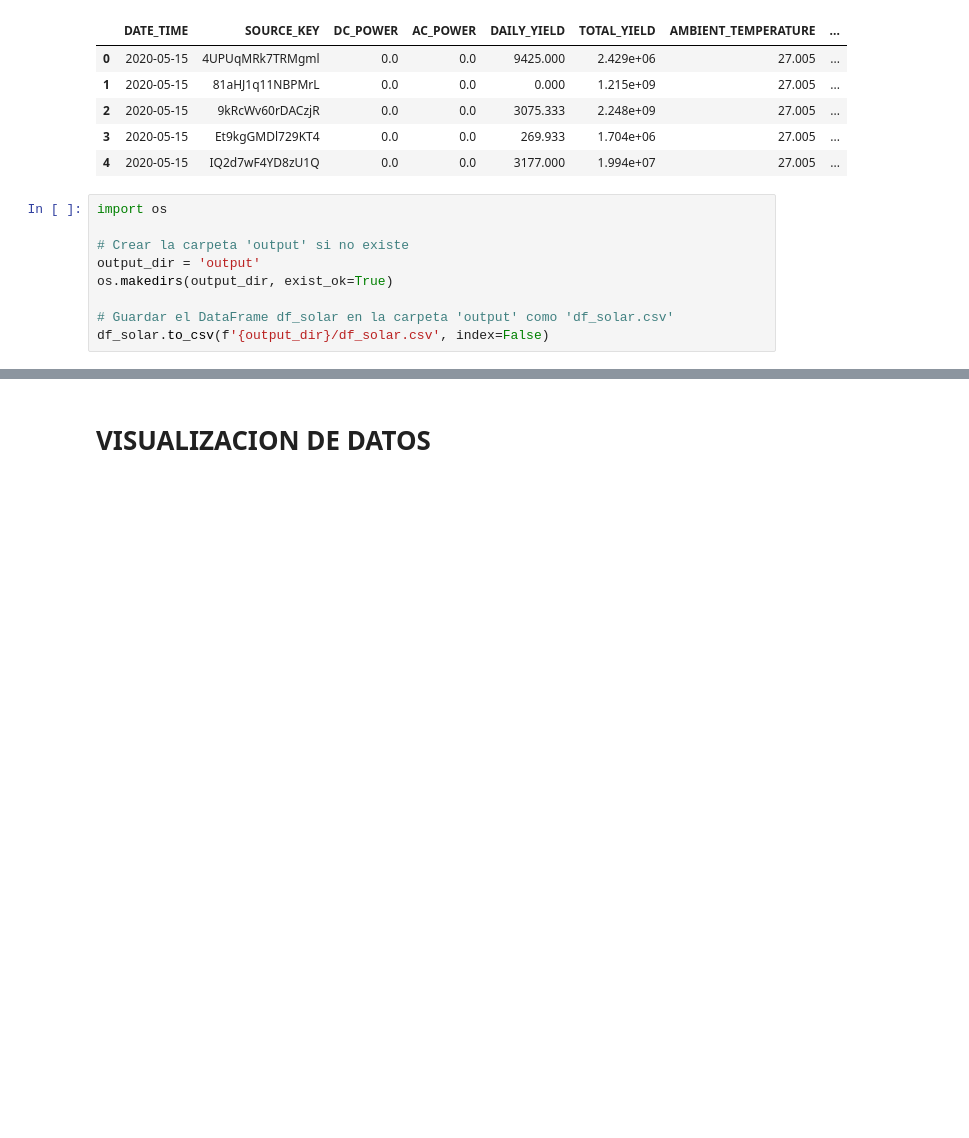
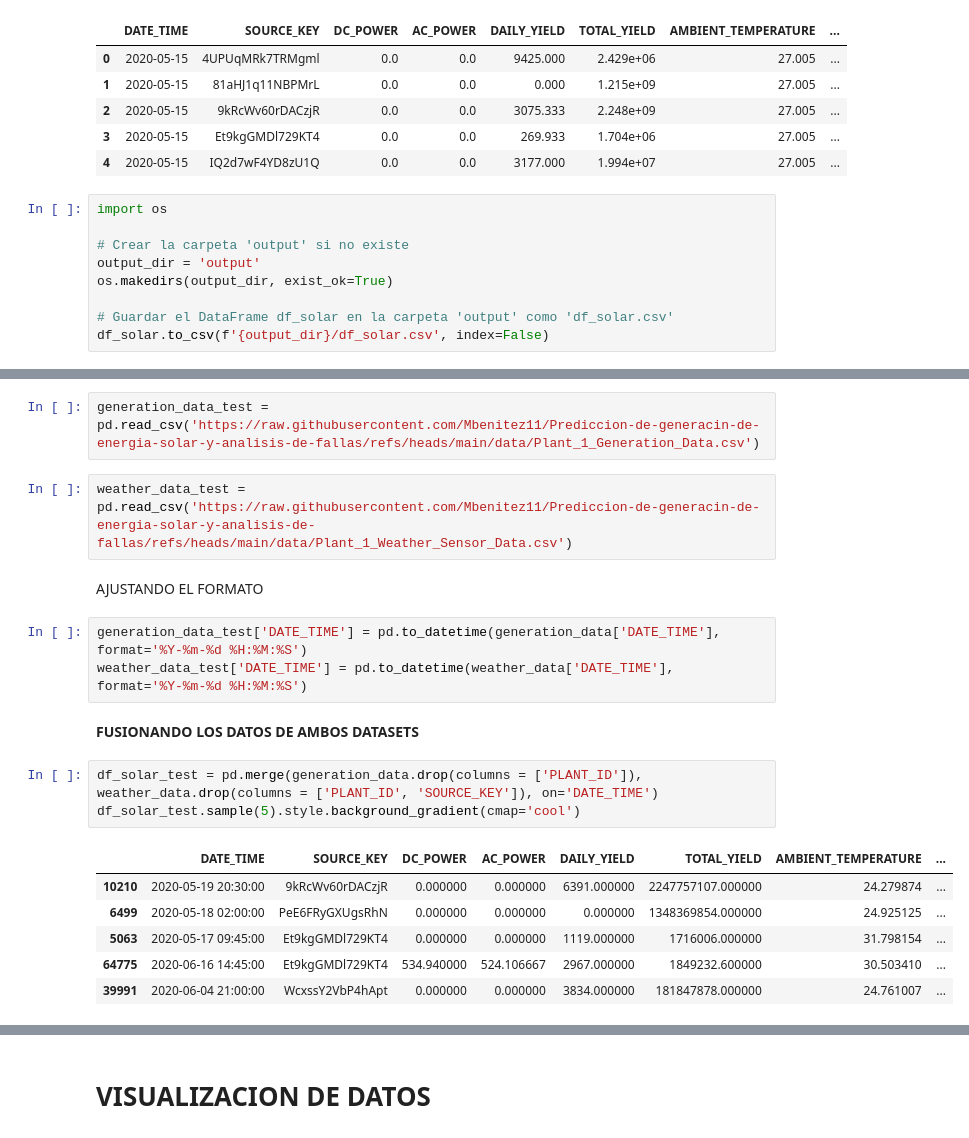
Before and after one commit to Mbenitez11/Prediccion-de-Irradiacion, a Jupyter notebook: notebooks/Analisis_y_optimización_de_datos.ipynb, the cells around one changed output, grey strips where cells are left out. Cells and saved outputs as stored; diff of their text form; blank space fills up the shorter version.

```diff
--- a/notebooks/Analisis_y_optimización_de_datos.ipynb
+++ b/notebooks/Analisis_y_optimización_de_datos.ipynb
@@ -169,0 +172,21 @@ df_solar.to_csv(f'{output_dir}/df_solar.csv', index=False)
+# %%
+generation_data_test = pd.read_csv('https://raw.githubusercontent.com/Mbenitez11/Prediccion-de-generacin-de-energia-solar-y-analisis-de-fallas/refs/heads/main/data/Plant_1_Generation_Data.csv')
+# %%
+weather_data_test = pd.read_csv('https://raw.githubusercontent.com/Mbenitez11/Prediccion-de-generacin-de-energia-solar-y-analisis-de-fallas/refs/heads/main/data/Plant_1_Weather_Sensor_Data.csv')
+# %% [markdown]
+AJUSTANDO EL FORMATO
+# %%
+generation_data_test['DATE_TIME'] = pd.to_datetime(generation_data['DATE_TIME'], format='%Y-%m-%d %H:%M:%S')
+weather_data_test['DATE_TIME'] = pd.to_datetime(weather_data['DATE_TIME'], format='%Y-%m-%d %H:%M:%S')
+# %% [markdown]
+**FUSIONANDO LOS DATOS DE AMBOS DATASETS**
+# %%
+df_solar_test = pd.merge(generation_data.drop(columns = ['PLANT_ID']), weather_data.drop(columns = ['PLANT_ID', 'SOURCE_KEY']), on='DATE_TIME')
+df_solar_test.sample(5).style.background_gradient(cmap='cool')
+# %% [output]
+|  | DATE_TIME | SOURCE_KEY | DC_POWER | AC_POWER | DAILY_YIELD | TOTAL_YIELD | AMBIENT_TEMPERATURE | ... |
+| 10210 | 2020-05-19 20:30:00 | 9kRcWv60rDACzjR | 0.000000 | 0.000000 | 6391.000000 | 2247757107.000000 | 24.279874 | ... |
+| 6499 | 2020-05-18 02:00:00 | PeE6FRyGXUgsRhN | 0.000000 | 0.000000 | 0.000000 | 1348369854.000000 | 24.925125 | ... |
+| 5063 | 2020-05-17 09:45:00 | Et9kgGMDl729KT4 | 0.000000 | 0.000000 | 1119.000000 | 1716006.000000 | 31.798154 | ... |
+| 64775 | 2020-06-16 14:45:00 | Et9kgGMDl729KT4 | 534.940000 | 524.106667 | 2967.000000 | 1849232.600000 | 30.503410 | ... |
+| 39991 | 2020-06-04 21:00:00 | WcxssY2VbP4hApt | 0.000000 | 0.000000 | 3834.000000 | 181847878.000000 | 24.761007 | ... |
```
Also changed, not shown: parts of 11 cells of this notebook, 1 other file.
